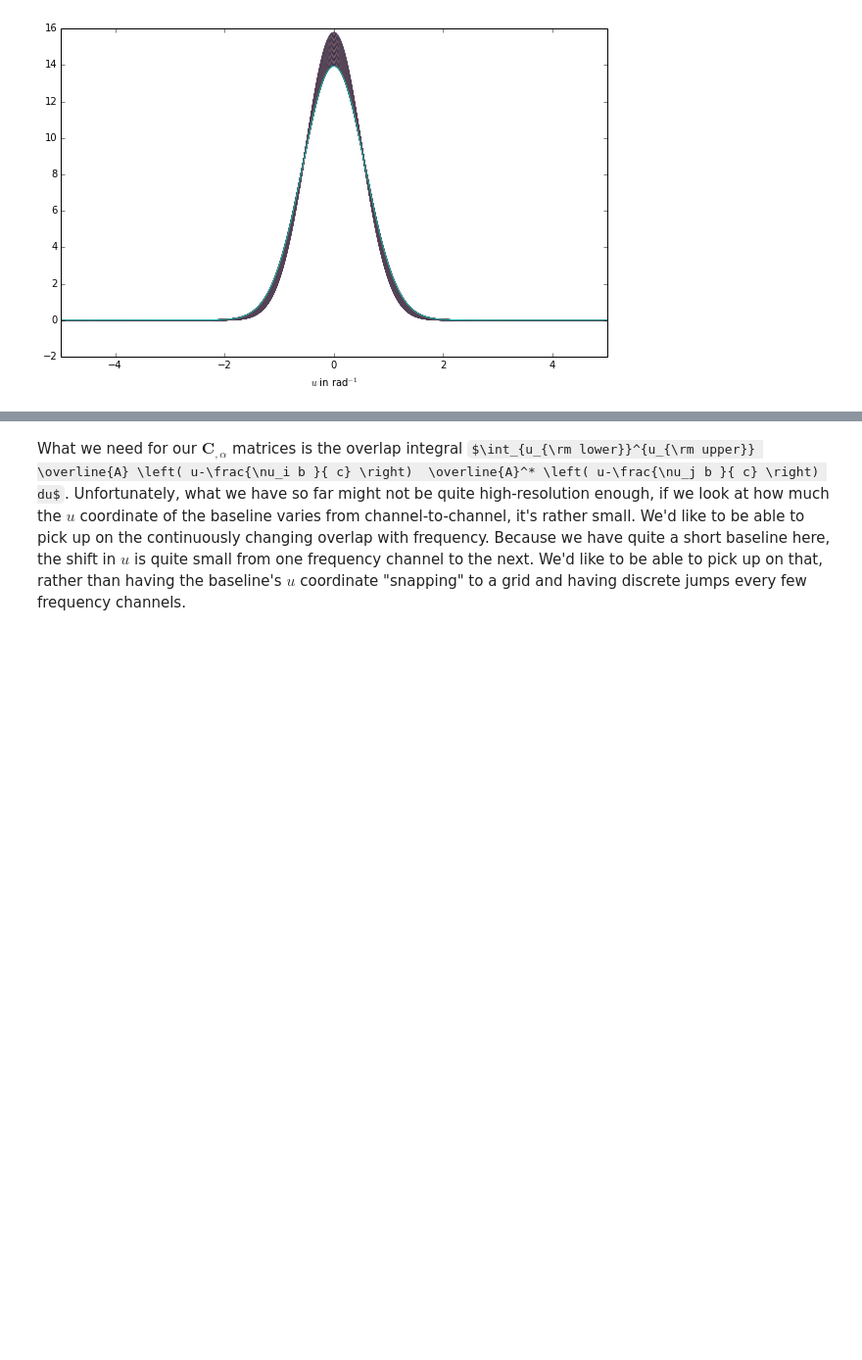
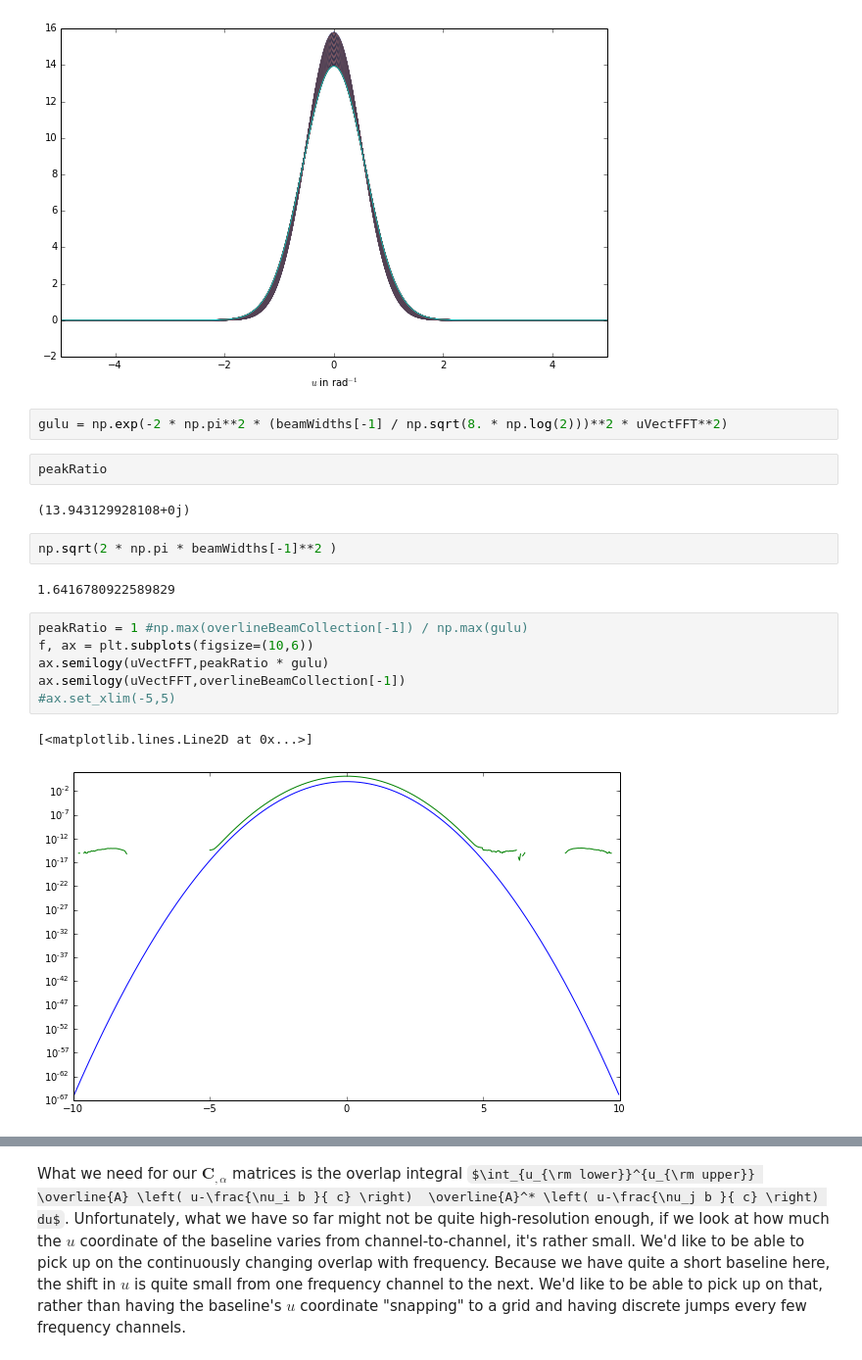
Before and after one commit to acliu/PAPER_OQE, a Jupyter notebook: iPythonNotebooks/singleBaselineOQE_numericalGaussian.ipynb, the cells around one changed output, grey strips where cells are left out. Shown at 98% size. Saved outputs shown, nothing was run; the diff lists cells and outputs as text; some formulas as TeX source; blank space fills up the shorter version.

```diff
--- a/iPythonNotebooks/singleBaselineOQE_numericalGaussian.ipynb
+++ b/iPythonNotebooks/singleBaselineOQE_numericalGaussian.ipynb
@@ -107,3 +107,22 @@ ax.set_xlabel(r"$u$ in rad$^{-1}$")
 # %% [output]
 <matplotlib.text.Text at 0x...>
 [figure]
+# %%
+gulu = np.exp(-2 * np.pi**2 * (beamWidths[-1] / np.sqrt(8. * np.log(2)))**2 * uVectFFT**2)
+# %%
+peakRatio
+# %% [output]
+(13.943129928108+0j)
+# %%
+np.sqrt(2 * np.pi * beamWidths[-1]**2 )
+# %% [output]
+1.6416780922589829
+# %%
+peakRatio = 1 #np.max(overlineBeamCollection[-1]) / np.max(gulu)
+f, ax = plt.subplots(figsize=(10,6))
+ax.semilogy(uVectFFT,peakRatio * gulu)
+ax.semilogy(uVectFFT,overlineBeamCollection[-1])
+#ax.set_xlim(-5,5)
+# %% [output]
+[<matplotlib.lines.Line2D at 0x...>]
+[figure, added]
```
Also changed, not shown: parts of 36 cells of this notebook.
